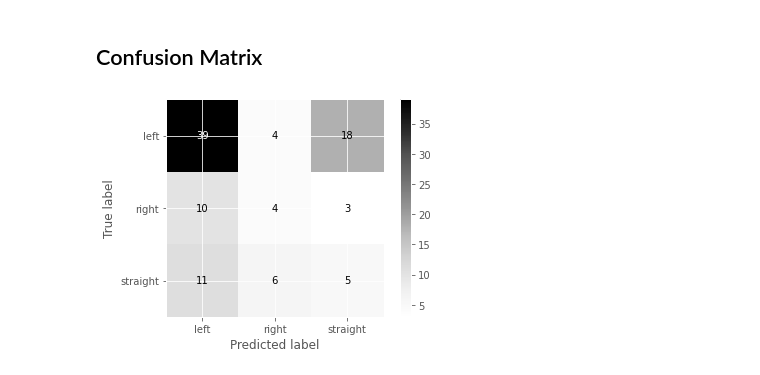
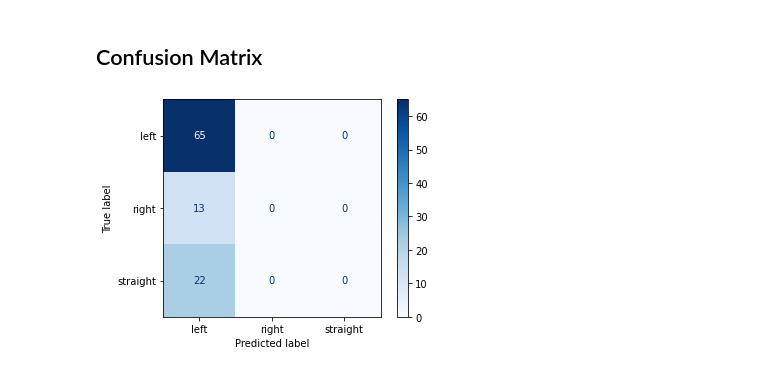
Before and after one commit to Asmenor/Smart-City-Traffic-Guidance-Project, a Jupyter notebook: _src/ML/Main.ipynb, the cells around one changed output. Saved outputs shown, nothing was run; the diff lists cells and outputs as text; code cells hidden in the pictures.

```diff
--- a/_src/ML/Main.ipynb
+++ b/_src/ML/Main.ipynb
@@ -455,15 +510,20 @@ class Simulate:
 # %%
+
 P = Population(20,0.5,0.5,30)
 
 timeSteps = [10,50,100,150, 200, 250, 300, 350, 400, 450, 500, 550, 600, 650, 700, 750, 800, 850, 900, 950]
 #timeSteps = [10,100,500,1000,1500,2000,2500,3000,3500,4000]
 S = Simulate(timeSteps)
 
-S.addCars = True
+S.addCars = True        #add new cars at every time step
+S.addActCars = True
 S.runSimulation(P)
 #S.printMap(False)
 S.plotData()
 Features, Labels = S.getLearningData()
+#print(Labels)
+#print(Features)
+
 S.generateTestingData(100)
 tFeatures, tLabels = S.getTestingData()
 #print(tLabels)
@@ -546,24 +608,37 @@ https://scikit-learn.org/stable/modules/generated/sklearn.neural_network.MLPClas
 from sklearn.neural_network import MLPClassifier
 X = Features
 y = Labels
+MLPpLabels = []
+
+
 print("data:",len(X))
 print("labels:",len(y))
 
-[print(X[i], end=' ') for i in range(5)]
+[print(X[i]) for i in range(5)]
 print()
-[print(y[i], end=' ') for i in range(5)]
-clf = MLPClassifier(solver='adam', alpha=1e-5,
-                    hidden_layer_sizes=(5, 2), random_state=1)
+[print(y[i]) for i in range(5)]
+
+clf = MLPClassifier(solver='adam',
+                    alpha=1e-5,
+                    hidden_layer_sizes=(5, 2),
+                    random_state=1,
+                    batch_size='auto')
 
 clf.fit(X, y)
 
 matched = 0
 for i in range(len(tFeatures)):
+
     if clf.predict([tFeatures[i]]) == tLabels[i]:
         matched+=1
-    #print(clf.predict([test])[0],"-->",Labels[i])
-print("\naccuracy: ", matched/len(tFeatures))
-print("\nscore:", clf.score(Features, Labels))
+    MLPpLabels.append(clf.predict([tFeatures[i]])[0])
+
+print("tLabels", tLabels)
+print("MLPpLabels", MLPpLabels)
+
+print("accuracy: ", matched/len(tFeatures))
+print("score:", clf.score(Features, Labels))
+print("loss:", clf.loss_)
 
 #clf.predict_proba([[2., 2.], [1., 2.]])
 # %% [output]
@@ -579,26 +665,28 @@ score: 0.25263157894736843
 # %%
 def labelToNum(lbls):
     temp = []
     for i in lbls:
         if i == 'left': temp.append(0)
         elif i == 'straight': temp.append(1)
         elif i == 'right' : temp.append(2)
     return temp
 
 import matplotlib.pyplot as plt
 import numpy
 from sklearn import metrics
+import datetime
 
 actual = tLabels
 predicted = pLabels
 
-confusion_matrix = metrics.confusion_matrix(actual, predicted, labels=clf.classes_)#["left", "straight", "right"])
-
+#confusion_matrix = metrics.confusion_matrix(actual, predicted, labels=clf.classes_)#["left", "straight", "right"])
+confusion_matrix = metrics.confusion_matrix(actual, MLPpLabels, labels=clf.classes_)#["left", "straight", "right"])
 cm_display = metrics.ConfusionMatrixDisplay(confusion_matrix = confusion_matrix, display_labels = clf.classes_)#[False, True])
 
-cm_display.plot(cmap = 'Greys')
+cm_display.plot(cmap = 'Blues')
+plt.savefig("plots/confusion-matrix-"+str(datetime.datetime.now())+".png", bbox_inches="tight")
 plt.show()
 # %% [output]
-[figure, old version]
+[figure, new version]
 # %%
 #LATEST 10/06
```
Also changed, not shown: parts of 8 cells of this notebook, 8 other files.
